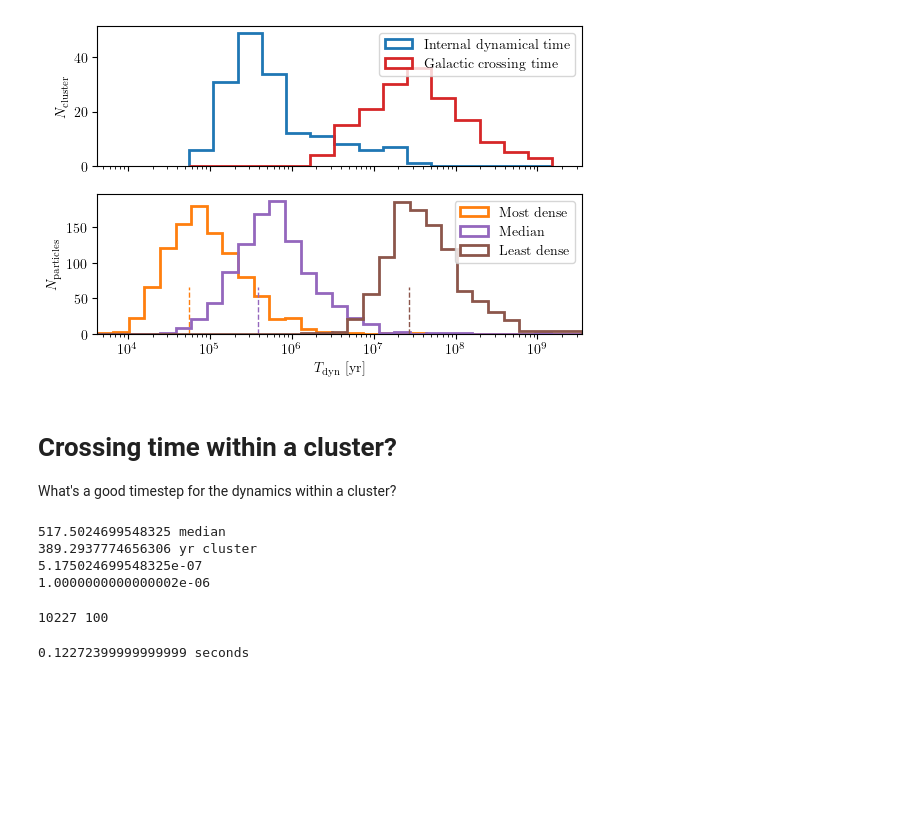
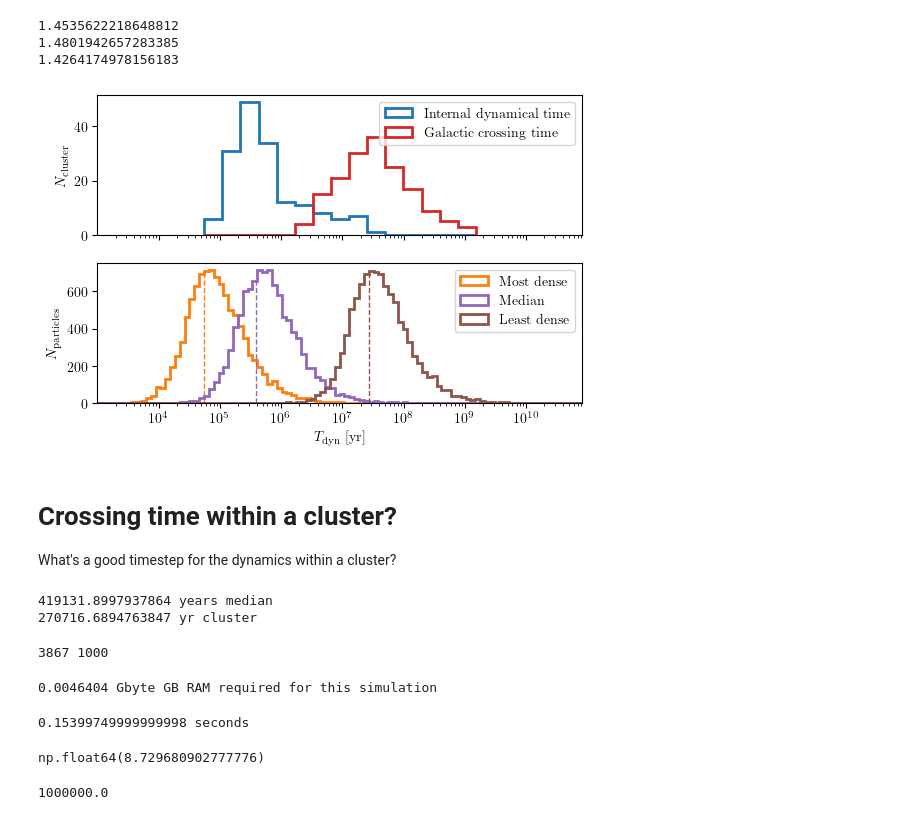
Before and after one commit to salvatore-ferrone/phd-thesis-ferrone, a Jupyter notebook: demos/numericalError/starParticles.ipynb, the cells around one changed output. Drawn from its saved outputs; the diff is of its cells as text; code cells hidden in the pictures; blank space fills up the shorter version.

```diff
--- a/demos/numericalError/starParticles.ipynb
+++ b/demos/numericalError/starParticles.ipynb
@@ -31,7 +31,7 @@ nbins = int(np.ceil(len(GCdata)))
 binednges = 10**np.linspace(np.log10(tdyn.min().value), np.log10(tcrossGCs.max().value), nbins+1)
 # %%
 indexes = [tdyn.argmin(), np.argmin(np.abs(tdyn-np.median(tdyn))), tdyn.argmax()]
-NP = 1000
+NP = 10000
 labels = [r"$\mathrm{Most~dense}$", r"$\mathrm{Median}$", r"$\mathrm{Least~dense}$"]
 index = indexes[0]
 xp,yp,zp,vxp,vyp,vzp=tstrippy.ergodic.isotropicplummer(G.value,GCdata['Mass'][index].value,GCdata['rh_m'][index].value, NP)
@@ -50,71 +50,90 @@ bins = 10**np.linspace(np.log10(tmin.value), np.log10(tmax.value), nbins+1)
 # %%
 fig,axis=plt.subplots(2,1,figsize=(8.25-2,4),sharex=True, gridspec_kw={'height_ratios': [1, 1]})
 axis[0].hist(tdyn.value, bins=binednges,  histtype='step', color='tab:blue', lw=2, label=r"$\mathrm{Internal~dynamical~time}$")
 axis[0].hist(tcrossGCs.value, bins=binednges,  histtype='step', color='tab:red', lw=2, label=r"$\mathrm{Galactic~crossing~time}$")
 axis[0].set_xscale('log')
 axis[1].set_xlabel(r'$T_{\mathrm{dyn}}~[\mathrm{yr}]$', fontsize="medium")
 axis[0].set_ylabel(r'$N_{\mathrm{cluster}}$', fontsize="medium")
 ylims = axis[0].get_ylim()
 axis[0].set_ylim(0, ylims[1])
 # axis[0].set_xlim(3e4,5e9)
 axis[0].legend(fontsize="medium", loc='best')
 
 colors = ['tab:orange', 'tab:purple', 'tab:brown']
+bin_ceneters = 0.5*(bins[1:] + bins[:-1])
 for i in range(len(indexes)):
     index = indexes[i]
     xp,yp,zp,vxp,vyp,vzp=tstrippy.ergodic.isotropicplummer(G.value,GCdata['Mass'][index].value,GCdata['rh_m'][index].value, NP)
     rp,vp = np.sqrt(xp**2 + yp**2 + zp**2), np.sqrt(vxp**2 + vyp**2 + vzp**2)
     tcrossP = rp/vp
     tcrossP = (tcrossP*u.Unit(tstrippy.Parsers.unitbasis['time'])).to(u.yr)
-    axis[1].hist(tcrossP.value, bins=bins, histtype='step', lw=2, label=labels[i],color=colors[i])
-    axis[1].vlines(tdyn[index].value, 0, NP/15, color=colors[i], linestyle='--', lw=1, )
+    counts,_,_=axis[1].hist(tcrossP.value, bins=bins, histtype='step', lw=2, label=labels[i],color=colors[i])
+    # find the counts at the median tdyn
+    myindex = np.argmin(np.abs(bin_ceneters - tdyn[index].value))
+    axis[1].vlines(tdyn[index].value, 0, counts[myindex], color=colors[i], linestyle='--', lw=1, )
+    print(np.median(tcrossP).value/tdyn[index].value)
 
 axis[1].set_xlim(tmin.value, tmax.value)
 axis[1].legend(fontsize="medium", loc='best')
 axis[1].set_xscale('log')
 axis[1].set_ylabel(r'$N_{\mathrm{particles}}$', fontsize="medium")
 
 fig.savefig("../../images/GCsystemCharacteristicTimes.png", bbox_inches='tight', dpi=300)
 # %% [output]
+1.4535622218648812
+1.4801942657283385
+1.4264174978156183
-[figure, old version]
+[figure, new version]
 # %% [markdown]
 # Crossing time within a cluster?
 What's a good timestep for the dynamics within a cluster?
 # %%
-index = indexes[1]
-NP = 100
+factor = 1/100
+index = indexes[-1]
+NP = 1000
 xp,yp,zp,vxp,vyp,vzp=tstrippy.ergodic.isotropicplummer(G.value,GCdata['Mass'][index].value,GCdata['rh_m'][index].value, NP)
 rp,vp = np.sqrt(xp**2 + yp**2 + zp**2), np.sqrt(vxp**2 + vyp**2 + vzp**2)
 tcrossP = rp/vp
-dt=np.median(tcrossP)/1000
-print(dt*1e9,"median")
-print(tdyn[index]/1000, "cluster")
-print(dt)
-dt = 10**3 * 10**-9
-print(dt)
+dt=factor*np.median(tcrossP)
+print(dt*1e9,"years median")
+print(factor*tdyn[index], "cluster")
+# dt = 10**3 * 10**-9
 # %% [output]
-517.5024699548325 median
-389.2937774656306 yr cluster
-5.175024699548325e-07
-1.0000000000000002e-06
+419131.8997937864 years median
+270716.6894763847 yr cluster
 # %%
 plummerRadius = tstrippy.ergodic.convertHalfMassRadiusToPlummerRadius(GCdata['rh_m'][index].value)
 Mass = GCdata['Mass'][index].value
 
-integrationtime = .01*u.Gyr
+integrationtime = 1*u.Gyr
 integrationtime=integrationtime.to(tstrippy.Parsers.unitbasis['time']).value
 NSTEPS = int(integrationtime/dt)
 currentime = 0
-
 
 staticgalaxy = ["plummer", [G.value, Mass, plummerRadius]]
 initialkinetmatics = [xp, yp, zp, vxp, vyp, vzp]
 integrationparams = [currentime, dt, NSTEPS]
 print(NSTEPS, NP)
 # %% [output]
-10227 100
+3867 1000
+# %%
+RAM = NSTEPS*NP*6*8*u.byte
+print(RAM.to(u.GB), "GB RAM required for this simulation"   )
+# %% [output]
+0.0046404 Gbyte GB RAM required for this simulation
 # %%
-calc_time_per_step = 120e-9
+calc_time_per_step = 30e-9
 print(calc_time_per_step*NSTEPS*NP, "seconds")
 # %% [output]
-0.12272399999999999 seconds
+0.15399749999999998 seconds
+# %%
+dts = tdyn*factor
+nsteps = (5e9*u.year) / dts
+nsteps = np.array([int(nstep.value) for nstep in nsteps])
+np.sum(nsteps*calc_time_per_step*1e5)/60/60/24
+# %% [output]
+np.float64(8.729680902777776)
+# %%
+5e9/5000
+# %% [output]
+1000000.0
```
Also changed, not shown: parts of 15 cells of this notebook, 1 other file.
